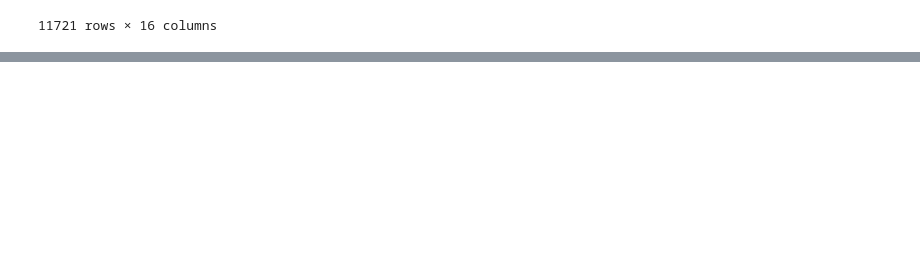
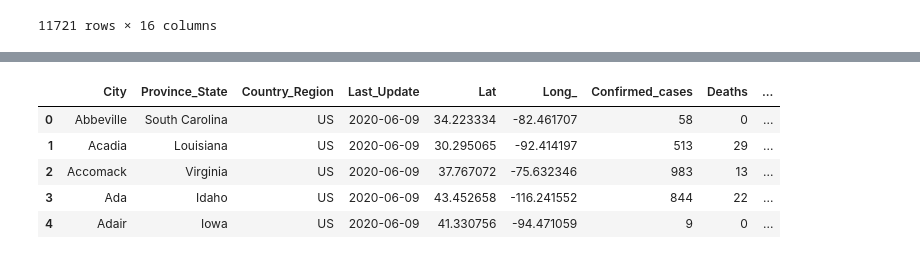
Before and after one commit to icheung487/Final_Project, a Jupyter notebook: Test_data.ipynb, the cells around one changed output, grey strips where cells are left out. Saved outputs shown, nothing was run; the diff lists cells and outputs as text; code cells hidden in the pictures; blank space fills up the shorter version.

```diff
--- a/Test_data.ipynb
+++ b/Test_data.ipynb
@@ -109,0 +95,15 @@ new_df.tail()
+# %%
+#Renaming Columns
+#df.rename(columns={'oldName1': 'newName1', 'oldName2': 'newName2'}, inplace=True)
+new_df.rename(columns={'clean_Incidence_Rate': 'Incident_Rate',
+                      'clean_Case-Fatality_Ratio':'Case_Fatality_Ratio',
+                      'Admin2': 'City',
+                      'Confirmed':'Confirmed_cases'}, inplace= True)
+new_df.head()
+# %% [output]
+|  | City | Province_State | Country_Region | Last_Update | Lat | Long_ | Confirmed_cases | Deaths | ... |
+| 0 | Abbeville | South Carolina | US | 2020-06-09 | 34.223334 | -82.461707 | 58 | 0 | ... |
+| 1 | Acadia | Louisiana | US | 2020-06-09 | 30.295065 | -92.414197 | 513 | 29 | ... |
+| 2 | Accomack | Virginia | US | 2020-06-09 | 37.767072 | -75.632346 | 983 | 13 | ... |
+| 3 | Ada | Idaho | US | 2020-06-09 | 43.452658 | -116.241552 | 844 | 22 | ... |
+| 4 | Adair | Iowa | US | 2020-06-09 | 41.330756 | -94.471059 | 9 | 0 | ... |
```
Also changed, not shown: parts of 10 cells of this notebook, 1 other file.
